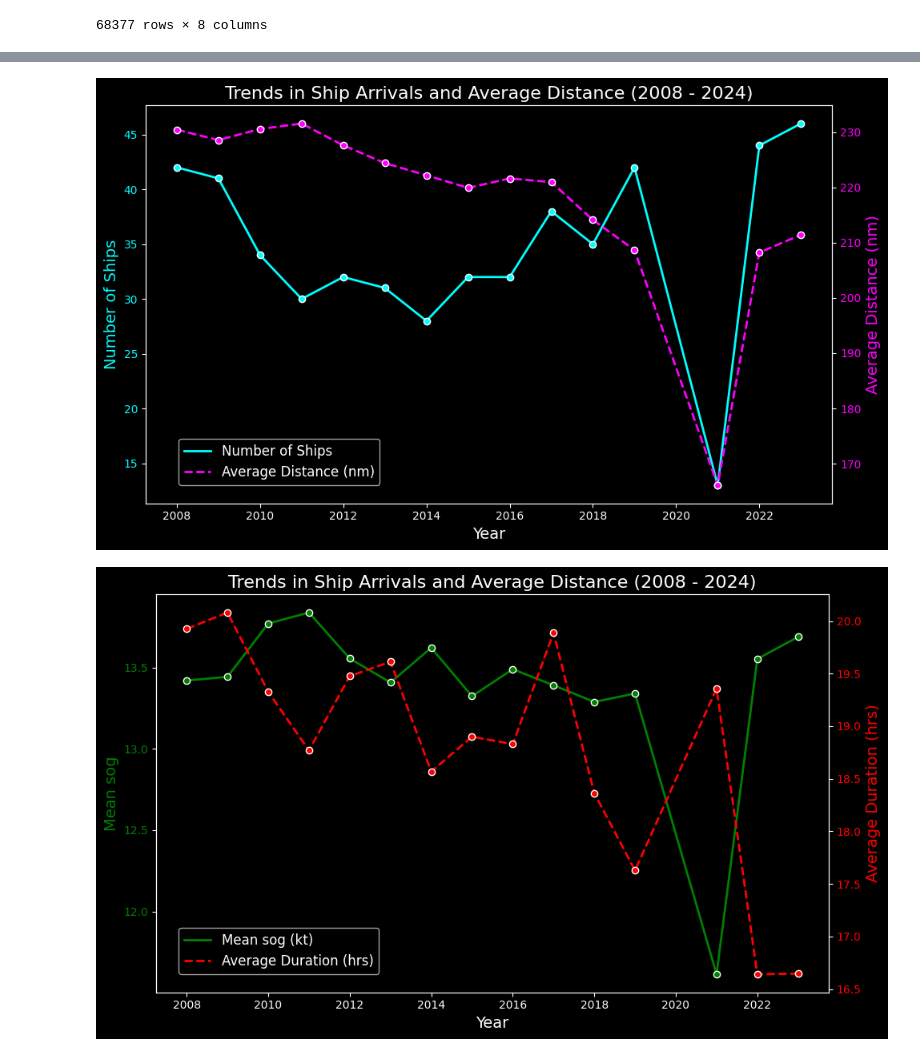
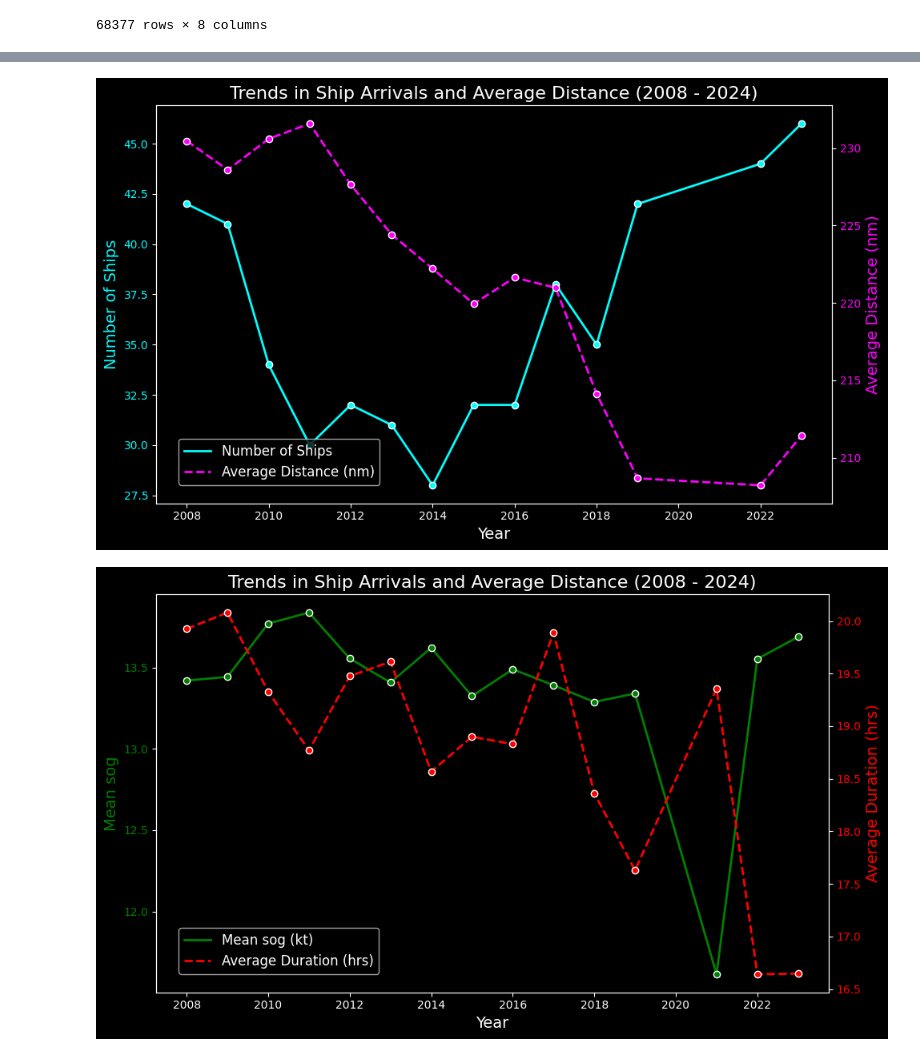
Before and after one commit to gebrady/shippy, a Jupyter notebook: tables_and_figures.ipynb, the cells around one changed output, grey strips where cells are left out. Saved outputs shown, nothing was run; the diff lists cells and outputs as text; code cells hidden in the pictures.

```diff
--- a/tables_and_figures.ipynb
+++ b/tables_and_figures.ipynb
@@ -60,0 +249,20 @@ a.ais_transit_table
+# %%
+df = port_calls_merged_with_ship_attributes[port_calls_merged_with_ship_attributes.year!=2021]
+df_grouped = df.groupby('year').agg({
+    'length' : 'mean'
+}).reset_index()
+
+plt.style.use('dark_background')  # Set dark mode
+plt.figure(figsize=(10, 6))
+plt.plot(df_grouped['year'], df_grouped['length'], color='cyan', label='Average vessel length (m)', linewidth=2, linestyle='--')
+plt.scatter(df_grouped['year'], df_grouped['length'], color='cyan', edgecolor='white', zorder=5)  # Adding points
+plt.xlabel('Year', fontsize=14)
+plt.ylabel('Average Vessel Length', color='white', fontsize=14)
+plt.tick_params(axis='y', labelcolor='white')
+plt.title('Trends in Vessel Lengths (2008 - 2024)', fontsize=16, color='white')
+plt.grid(False)
+plt.legend(loc='upper left', fontsize=12)
+
+plt.tight_layout()
+plt.savefig(r'./main_products/vessel_length_trends.png', dpi=300)  # Export as PNG with high resolution
+plt.show()
@@ -60,0 +383,9 @@ a.ais_transit_table
+# %%
+##### ASSIGN PORT AS A GLACIER PORT #####
+import numpy as np
+claa_df['year'] = pd.to_datetime(claa_df['date']).dt.year
+
+glacier_ports = ['GLACIER BAY', 'TRACY ARM', 'ENDICOTT ARM', 'HUBBARD GLACIER', 'COLLEGE FJORD', 'MISTY FJORD']
+claa_df['glacier_port'] = claa_df['portName'].apply(lambda x: any(port in x.upper() for port in glacier_ports))
+claa_df['mod_port'] = np.where(claa_df['glacier_port'], 'GLACIER', claa_df['portName'])
+#claa_df[claa_df.glacier_port == True]
@@ -368,37 +758,37 @@ attributed_claa_df
 # %%
 
-df_grouped = attributed_claa_df.groupby('year').agg({
+attributed_claa_df_no2021 = attributed_claa_df[attributed_claa_df.year != 2021]
+df_grouped = attributed_claa_df_no2021.groupby('year').agg({
     'boatName': 'nunique',  # Count unique ships
     'distance_nm_mean': 'mean'   # Calculate average distance
 }).reset_index()
 
-plt.style.use('dark_background')  # Set dark mode
+plt.style.use('dark_background')
 
 fig, ax1 = plt.subplots(figsize=(10, 6))
 
 ax1.plot(df_grouped['year'], df_grouped['boatName'], color='cyan', label='Number of Ships', linewidth=2)
-ax1.scatter(df_grouped['year'], df_grouped['boatName'], color='cyan', edgecolor='white', zorder=5)  # Adding points
+ax1.scatter(df_grouped['year'], df_grouped['boatName'], color='cyan', edgecolor='white', zorder=5)
 ax1.set_xlabel('Year', fontsize=14)
 ax1.set_ylabel('Number of Ships', color='cyan', fontsize=14)
 ax1.tick_params(axis='y', labelcolor='cyan')
 
 ax2 = ax1.twinx()
 ax2.plot(df_grouped['year'], df_grouped['distance_nm_mean'], color='magenta', label='Average Distance (nm)', linewidth=2, linestyle='--')
-ax2.scatter(df_grouped['year'], df_grouped['distance_nm_mean'], color='magenta', edgecolor='white', zorder=5)  # Adding points
+ax2.scatter(df_grouped['year'], df_grouped['distance_nm_mean'], color='magenta', edgecolor='white', zorder=5)
 ax2.set_ylabel('Average Distance (nm)', color='magenta', fontsize=14)
 ax2.tick_params(axis='y', labelcolor='magenta')
 
 
 plt.title('Trends in Ship Arrivals and Average Distance (2008 - 2024)', fontsize=16, color='white')
-ax1.grid(False)  # Turn off grid lines for the left y-axis
-ax2.grid(False)  # Turn off grid lines for the right y-axis
-
-fig.legend(loc='lower left', bbox_to_anchor=(0.1, 0.13), fontsize=12)  # Adjust bbox_to_anchor to move legend
+ax1.grid(False)
+ax2.grid(False)
+fig.legend(loc='lower left', bbox_to_anchor=(0.1, 0.13), fontsize=12)
 
 plt.tight_layout()
 plt.show()
 # %% [output]
-[figure, old version]
+[figure, new version]
 # %%
 import numpy as np
 attributed_claa_df['mean_sog'] = np.where(
```
Also changed, not shown: parts of 62 cells of this notebook, 5 other files.
